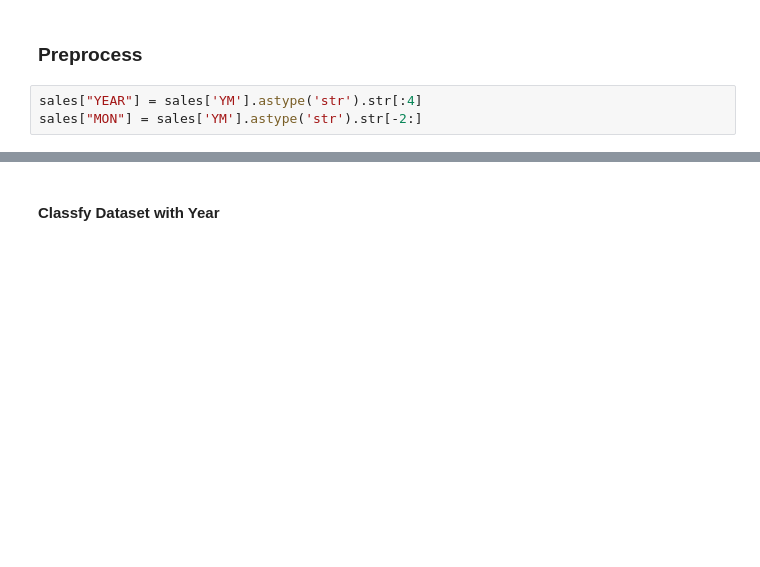
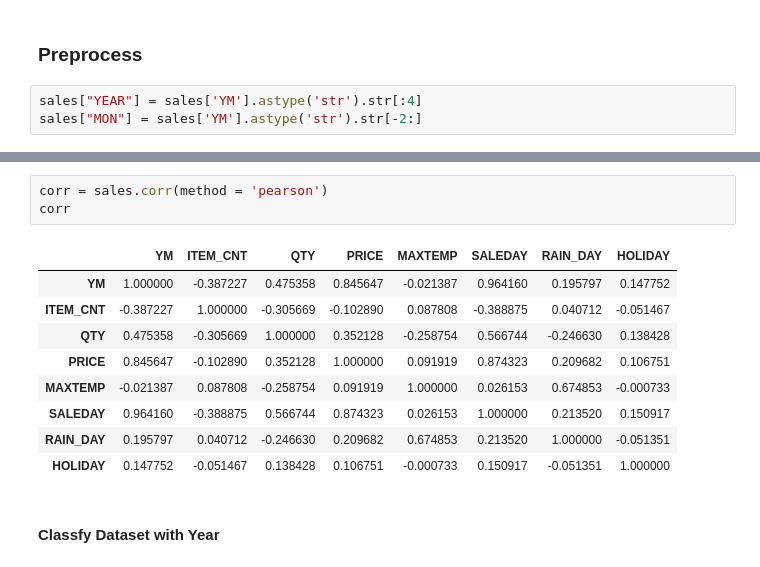
Before and after one commit to Blockhead4/Python-DataScience, a Jupyter notebook: new_lec/mini_project/mini_project_01.ipynb, the cells around one changed output, grey strips where cells are left out. Cells and saved outputs as stored; diff of their text form; blank space fills up the shorter version.

```diff
--- a/new_lec/mini_project/mini_project_01.ipynb
+++ b/new_lec/mini_project/mini_project_01.ipynb
@@ -50,3 +59,16 @@ sales.head()
+# %%
+corr = sales.corr(method = 'pearson')
+corr
+# %% [output]
+|  | YM | ITEM_CNT | QTY | PRICE | MAXTEMP | SALEDAY | RAIN_DAY | HOLIDAY |
+| YM | 1.000000 | -0.387227 | 0.475358 | 0.845647 | -0.021387 | 0.964160 | 0.195797 | 0.147752 |
+| ITEM_CNT | -0.387227 | 1.000000 | -0.305669 | -0.102890 | 0.087808 | -0.388875 | 0.040712 | -0.051467 |
+| QTY | 0.475358 | -0.305669 | 1.000000 | 0.352128 | -0.258754 | 0.566744 | -0.246630 | 0.138428 |
+| PRICE | 0.845647 | -0.102890 | 0.352128 | 1.000000 | 0.091919 | 0.874323 | 0.209682 | 0.106751 |
+| MAXTEMP | -0.021387 | 0.087808 | -0.258754 | 0.091919 | 1.000000 | 0.026153 | 0.674853 | -0.000733 |
+| SALEDAY | 0.964160 | -0.388875 | 0.566744 | 0.874323 | 0.026153 | 1.000000 | 0.213520 | 0.150917 |
+| RAIN_DAY | 0.195797 | 0.040712 | -0.246630 | 0.209682 | 0.674853 | 0.213520 | 1.000000 | -0.051351 |
+| HOLIDAY | 0.147752 | -0.051467 | 0.138428 | 0.106751 | -0.000733 | 0.150917 | -0.051351 | 1.000000 |
 # %% [markdown]
 #### Classfy Dataset with Year
 # %%
```
Also changed, not shown: parts of 24 cells of this notebook, 2 other files.
